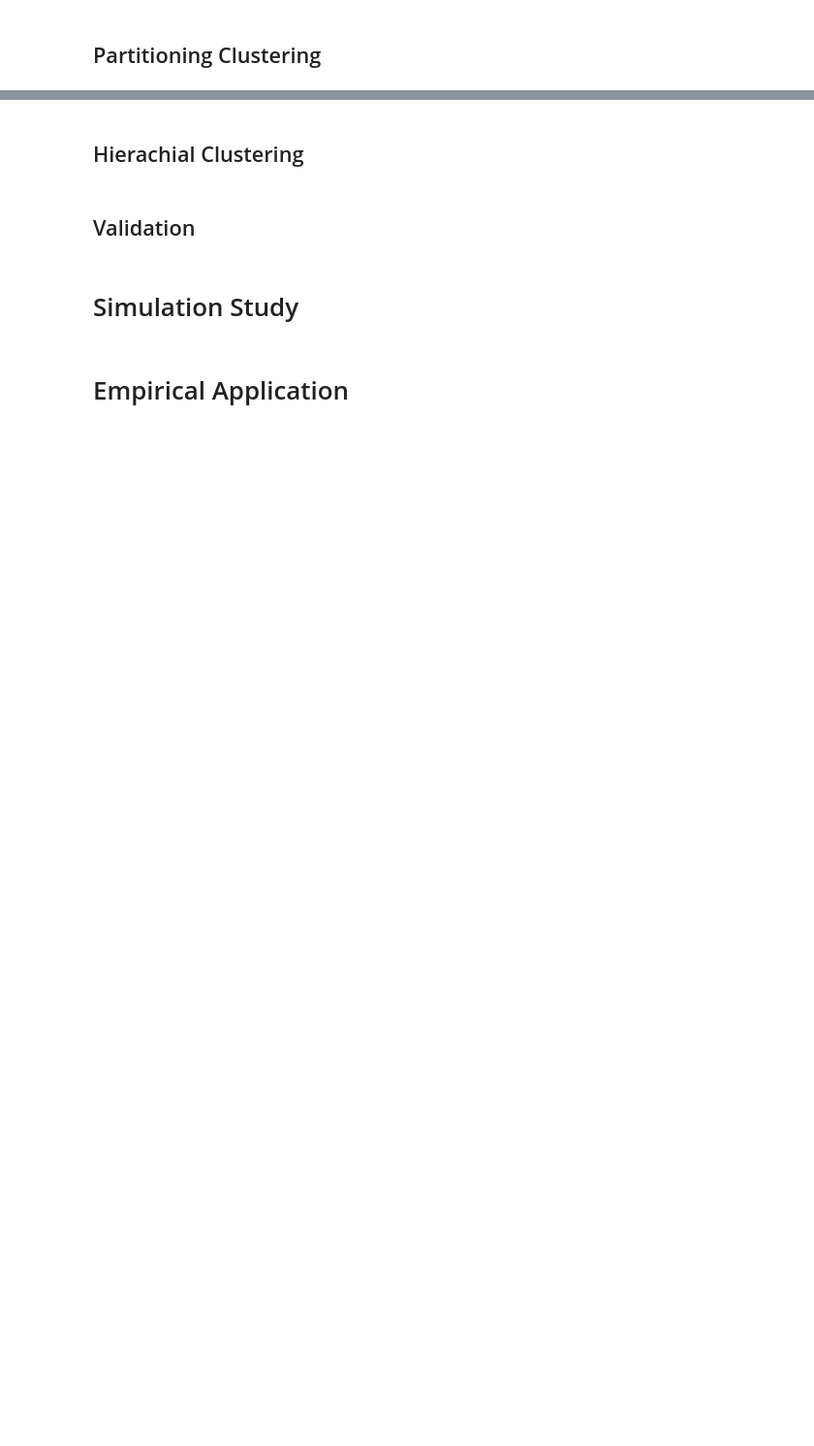
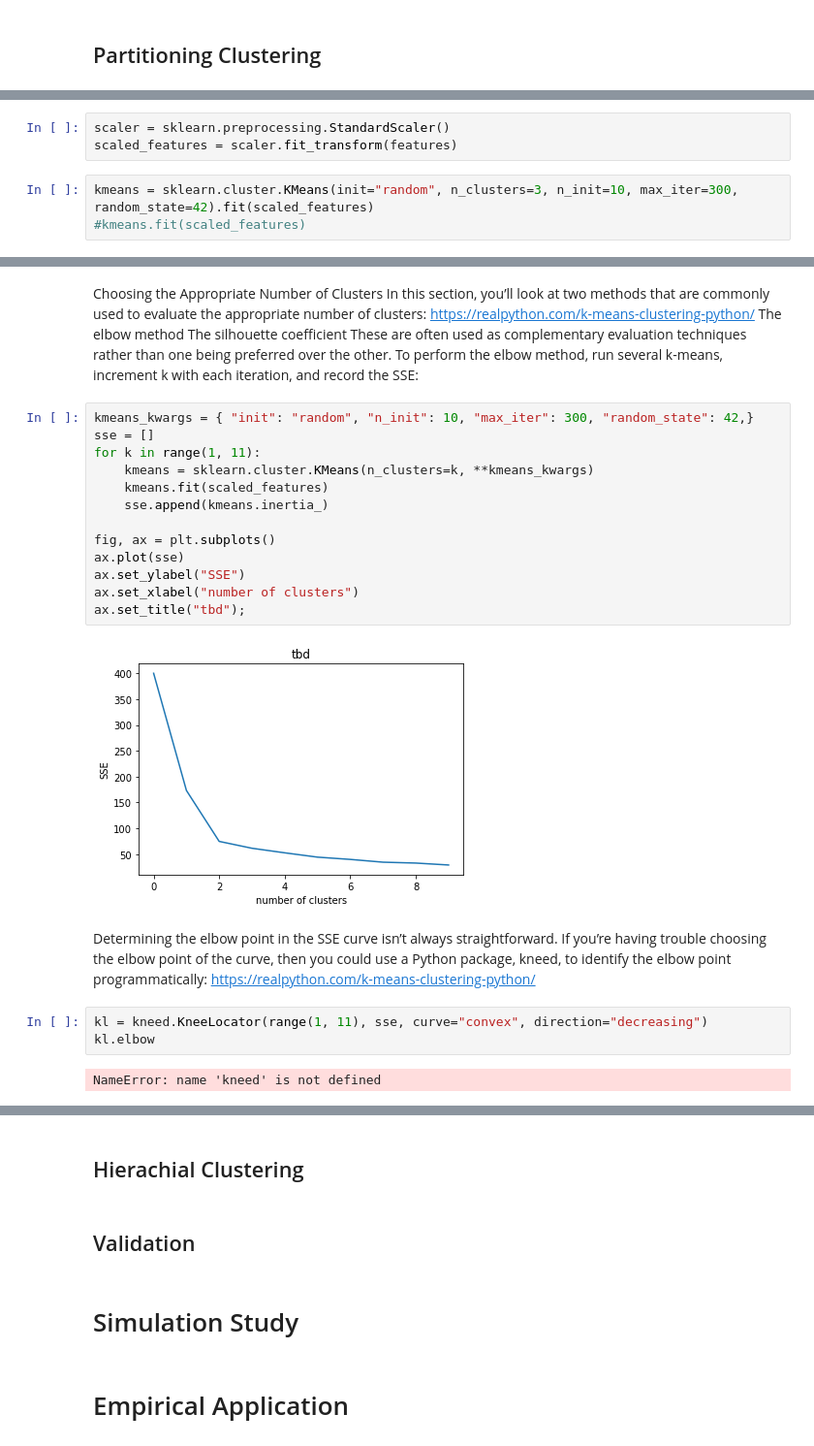
Before and after one commit to JonathanWillnow/CompuStatsClustering, a Jupyter notebook: Clustering.ipynb, the cells around one changed output, grey strips where cells are left out. Shown: that part at 97% size. Saved outputs shown, nothing was run; the diff lists cells and outputs as text; blank space fills up the shorter version.

```diff
--- a/Clustering.ipynb
+++ b/Clustering.ipynb
@@ -69,0 +186,6 @@ Clustering is often referred to as unsupervised machine larning. As Kassambara (
+# %%
+scaler = sklearn.preprocessing.StandardScaler()
+scaled_features = scaler.fit_transform(features)
+# %%
+kmeans = sklearn.cluster.KMeans(init="random", n_clusters=3, n_init=10, max_iter=300, random_state=42).fit(scaled_features)
+#kmeans.fit(scaled_features)
@@ -69,0 +202,30 @@ Clustering is often referred to as unsupervised machine larning. As Kassambara (
+# %% [markdown]
+Choosing the Appropriate Number of Clusters
+In this section, you’ll look at two methods that are commonly used to evaluate the appropriate number of clusters:
+https://realpython.com/k-means-clustering-python/
+The elbow method
+The silhouette coefficient
+These are often used as complementary evaluation techniques rather than one being preferred over the other. To perform the elbow method, run several k-means, increment k with each iteration, and record the SSE:
+# %%
+kmeans_kwargs = { "init": "random", "n_init": 10, "max_iter": 300, "random_state": 42,}
+sse = []
+for k in range(1, 11):
+    kmeans = sklearn.cluster.KMeans(n_clusters=k, **kmeans_kwargs)
+    kmeans.fit(scaled_features)
+    sse.append(kmeans.inertia_)
+
+fig, ax = plt.subplots()
+ax.plot(sse)
+ax.set_ylabel("SSE")
+ax.set_xlabel("number of clusters")
+ax.set_title("tbd");
+# %% [output]
+[figure, added]
+# %% [markdown]
+Determining the elbow point in the SSE curve isn’t always straightforward. If you’re having trouble choosing the elbow point of the curve, then you could use a Python package, kneed, to identify the elbow point programmatically:
+https://realpython.com/k-means-clustering-python/
+# %%
+kl = kneed.KneeLocator(range(1, 11), sse, curve="convex", direction="decreasing")
+kl.elbow
+# %% [output]
+NameError: name 'kneed' is not defined
```
Also changed, not shown: parts of 23 cells of this notebook.
